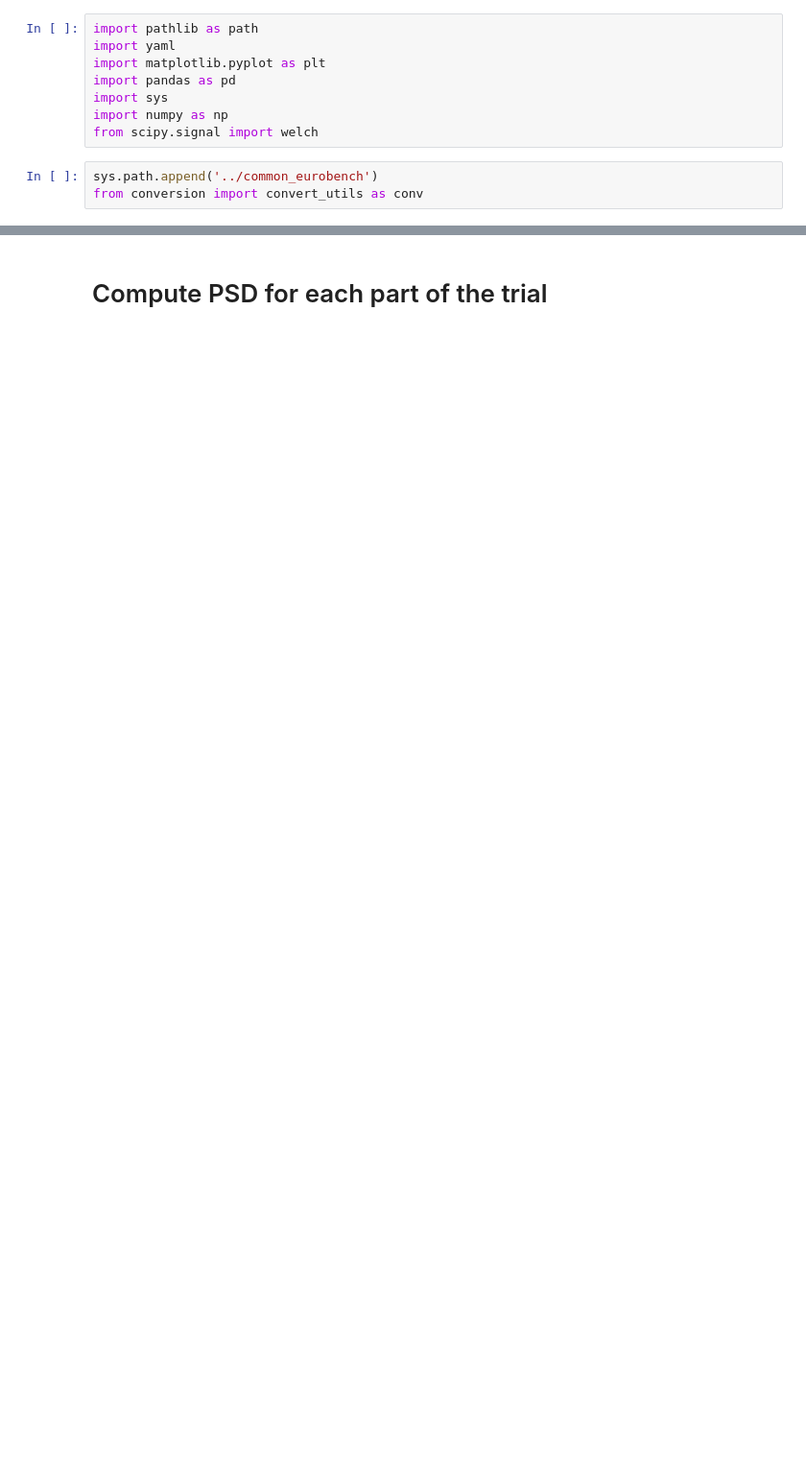
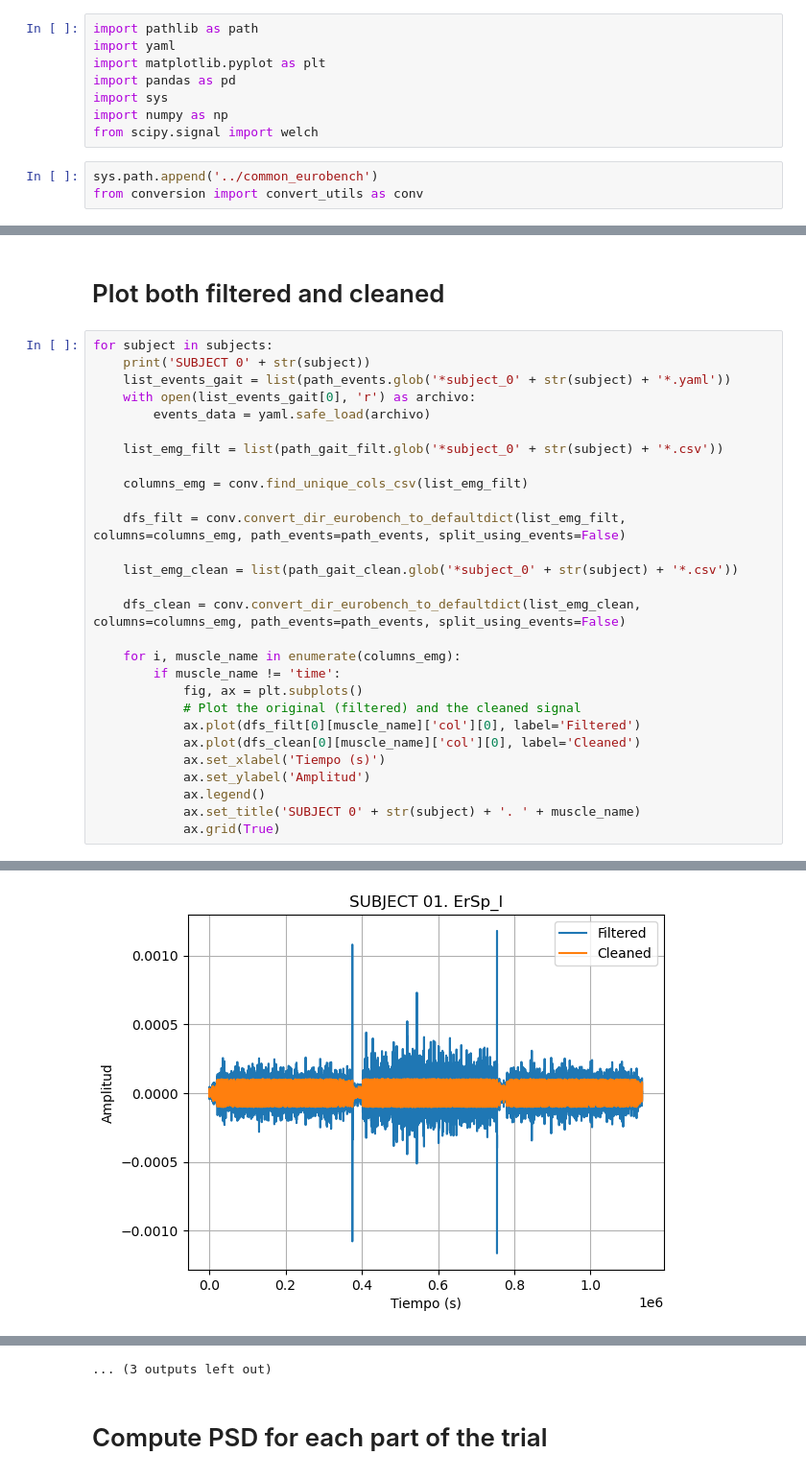
Before and after one commit to malgaba/ExoStim, a Jupyter notebook: plot_separatedly.ipynb, the cells around one changed output, grey strips where cells are left out. Shown at 96% size. Saved outputs shown, nothing was run; the diff lists cells and outputs as text; blank space fills up the shorter version.

```diff
--- a/plot_separatedly.ipynb
+++ b/plot_separatedly.ipynb
@@ -174,0 +86,31 @@ for subject in subjects:
+# %% [markdown]
+# Plot both filtered and cleaned
+# %%
+for subject in subjects:
+    print('SUBJECT 0' + str(subject))
+    list_events_gait = list(path_events.glob('*subject_0' + str(subject) + '*.yaml'))
+    with open(list_events_gait[0], 'r') as archivo:
+        events_data = yaml.safe_load(archivo)
+
+    list_emg_filt = list(path_gait_filt.glob('*subject_0' + str(subject) + '*.csv'))
+
+    columns_emg = conv.find_unique_cols_csv(list_emg_filt)
+
+    dfs_filt = conv.convert_dir_eurobench_to_defaultdict(list_emg_filt, columns=columns_emg, path_events=path_events, split_using_events=False)
+
+    list_emg_clean = list(path_gait_clean.glob('*subject_0' + str(subject) + '*.csv'))
+
+    dfs_clean = conv.convert_dir_eurobench_to_defaultdict(list_emg_clean, columns=columns_emg, path_events=path_events, split_using_events=False)
+
+    for i, muscle_name in enumerate(columns_emg):
+        if muscle_name != 'time':
+            fig, ax = plt.subplots()
+            # Plot the original (filtered) and the cleaned signal
+            ax.plot(dfs_filt[0][muscle_name]['col'][0], label='Filtered')
+            ax.plot(dfs_clean[0][muscle_name]['col'][0], label='Cleaned')
+            ax.set_xlabel('Tiempo (s)')
+            ax.set_ylabel('Amplitud')
+            ax.legend()
+            ax.set_title('SUBJECT 0' + str(subject) + '. ' + muscle_name)
+            ax.grid(True)
+# %% [output]
@@ -174,0 +124 @@ for subject in subjects:
+[figure, added]
@@ -175,3 +135,4 @@ for subject in subjects:
+... (3 outputs left out)
 # %% [markdown]
 # Compute PSD for each part of the trial
 # %%
```
Also changed, not shown: parts of 13 cells of this notebook, 2 other files.
